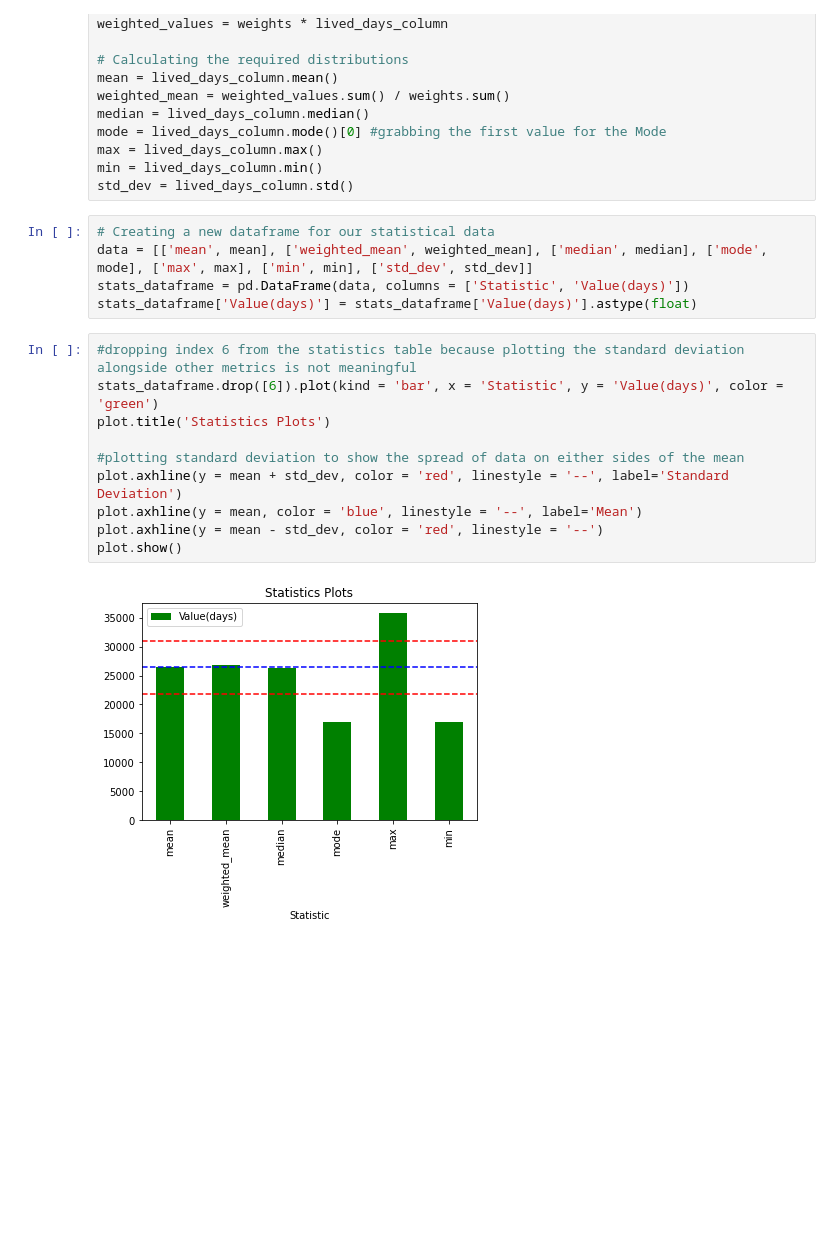
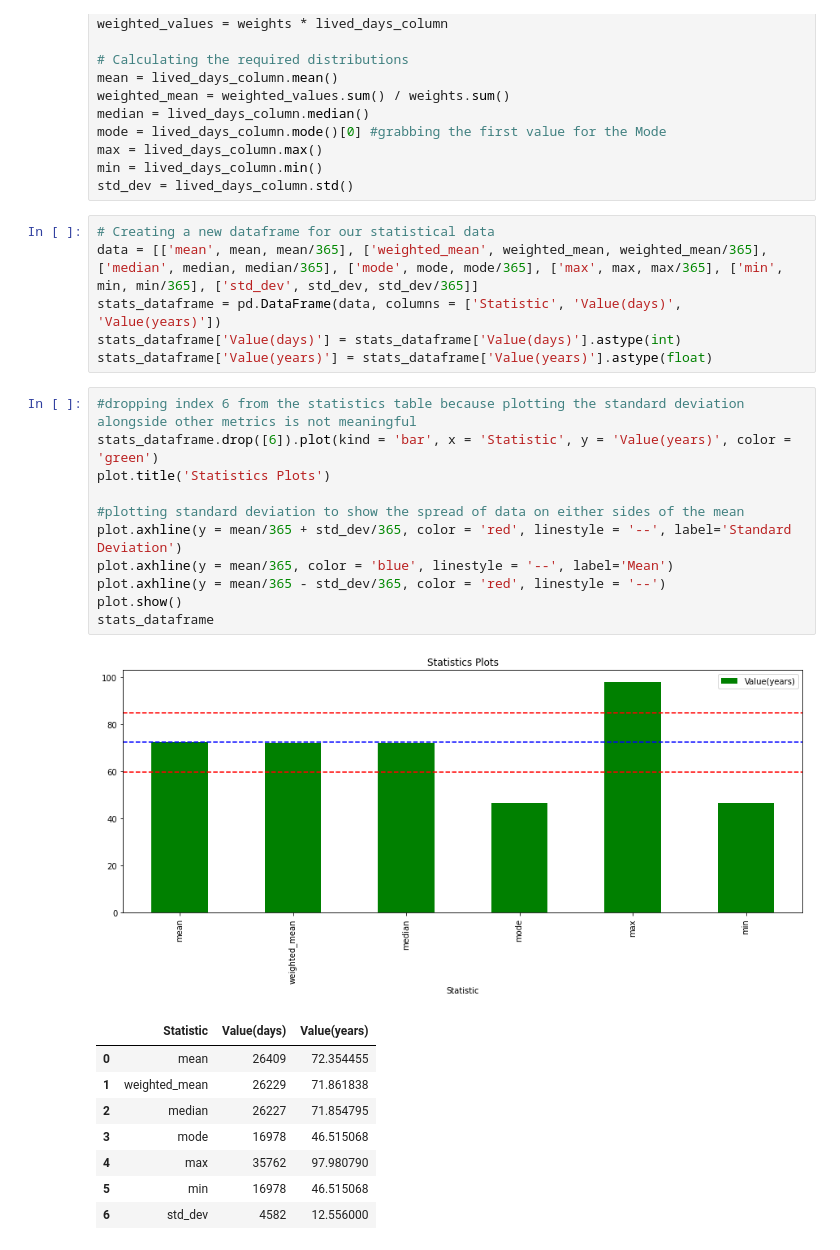
Before and after one commit to vdhavaleswarapu/a_problem_with_presidents, a Jupyter notebook: solution_Venkat.ipynb, the cells around one changed output. Saved outputs shown, nothing was run; the diff lists cells and outputs as text; blank space fills up the shorter version.

```diff
--- a/solution_Venkat.ipynb
+++ b/solution_Venkat.ipynb
@@ -59,19 +59,29 @@ min = lived_days_column.min()
 std_dev = lived_days_column.std()
 # %%
 # Creating a new dataframe for our statistical data
-data = [['mean', mean], ['weighted_mean', weighted_mean], ['median', median], ['mode', mode], ['max', max], ['min', min], ['std_dev', std_dev]]
-stats_dataframe = pd.DataFrame(data, columns = ['Statistic', 'Value(days)'])
-stats_dataframe['Value(days)'] = stats_dataframe['Value(days)'].astype(float)
+data = [['mean', mean, mean/365], ['weighted_mean', weighted_mean, weighted_mean/365], ['median', median, median/365], ['mode', mode, mode/365], ['max', max, max/365], ['min', min, min/365], ['std_dev', std_dev, std_dev/365]]
+stats_dataframe = pd.DataFrame(data, columns = ['Statistic', 'Value(days)', 'Value(years)'])
+stats_dataframe['Value(days)'] = stats_dataframe['Value(days)'].astype(int)
+stats_dataframe['Value(years)'] = stats_dataframe['Value(years)'].astype(float)
 # %%
 #dropping index 6 from the statistics table because plotting the standard deviation alongside other metrics is not meaningful
-stats_dataframe.drop([6]).plot(kind = 'bar', x = 'Statistic', y = 'Value(days)', color = 'green')
+stats_dataframe.drop([6]).plot(kind = 'bar', x = 'Statistic', y = 'Value(years)', color = 'green')
 plot.title('Statistics Plots')
 
 #plotting standard deviation to show the spread of data on either sides of the mean
-plot.axhline(y = mean + std_dev, color = 'red', linestyle = '--', label='Standard Deviation')
-plot.axhline(y = mean, color = 'blue', linestyle = '--', label='Mean')
-plot.axhline(y = mean - std_dev, color = 'red', linestyle = '--')
+plot.axhline(y = mean/365 + std_dev/365, color = 'red', linestyle = '--', label='Standard Deviation')
+plot.axhline(y = mean/365, color = 'blue', linestyle = '--', label='Mean')
+plot.axhline(y = mean/365 - std_dev/365, color = 'red', linestyle = '--')
 plot.show()
+stats_dataframe
 # %% [output]
-[figure, old version]
+[figure, new version]
+|  | Statistic | Value(days) | Value(years) |
+| 0 | mean | 26409 | 72.354455 |
+| 1 | weighted_mean | 26229 | 71.861838 |
+| 2 | median | 26227 | 71.854795 |
+| 3 | mode | 16978 | 46.515068 |
+| 4 | max | 35762 | 97.980790 |
+| 5 | min | 16978 | 46.515068 |
+| 6 | std_dev | 4582 | 12.556000 |
 # %%
```
Also changed, not shown: parts of 1 cell of this notebook, 1 other file.
